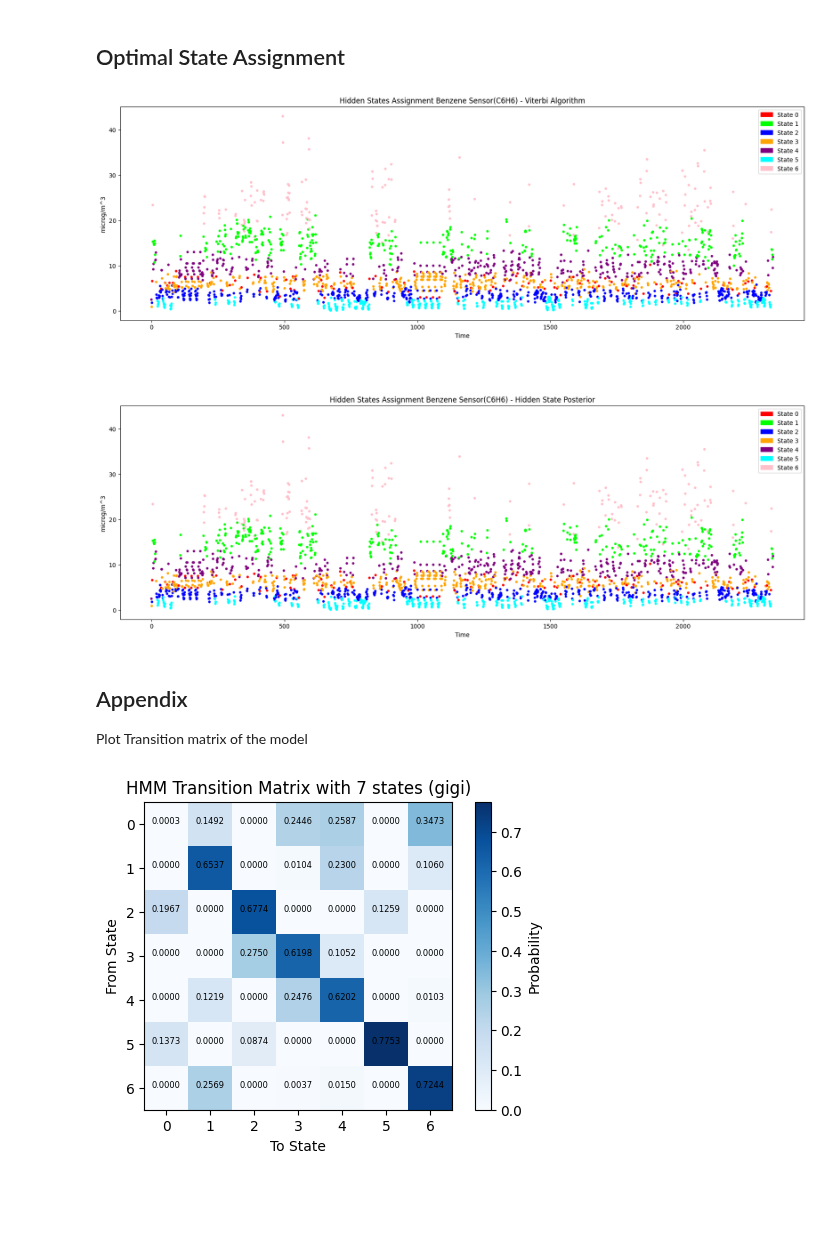
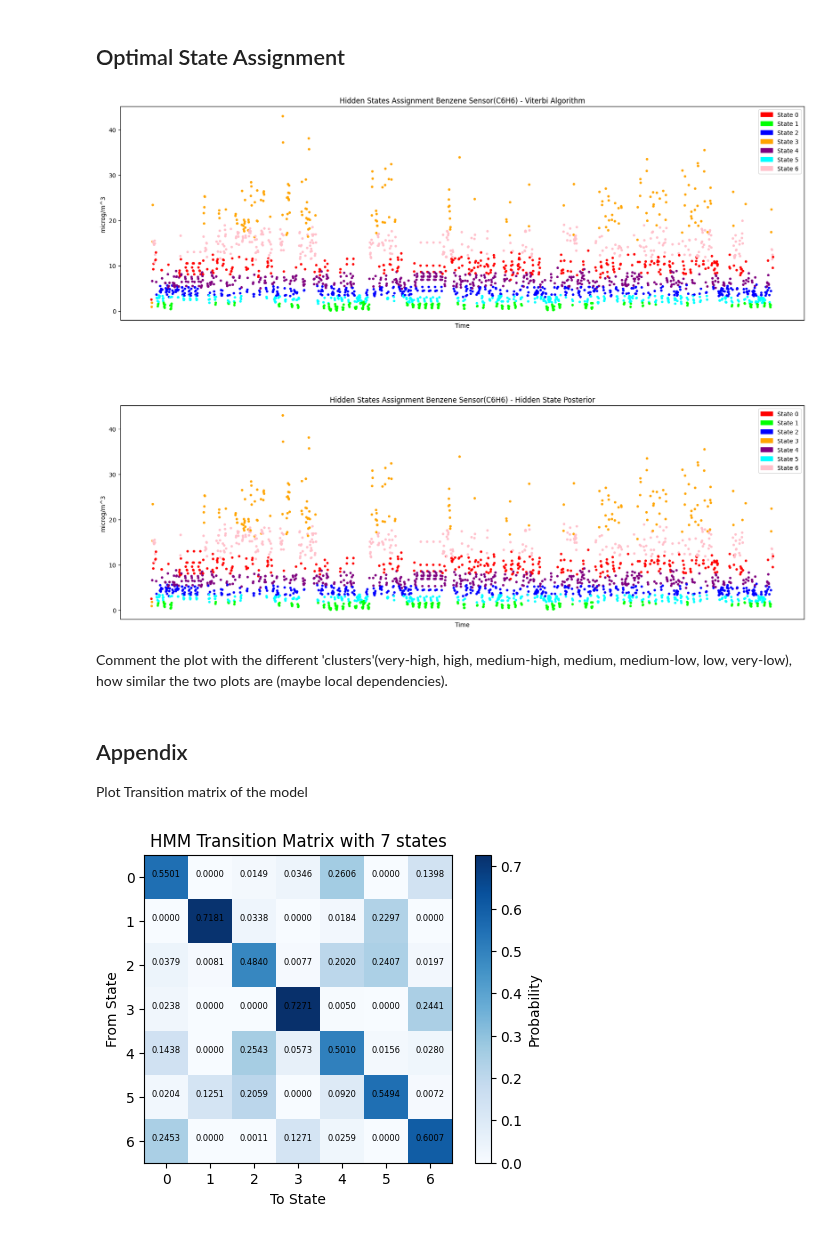
Before and after one commit to JacopoRaffi/ISPR_Assignments, a Jupyter notebook: Assignment2/ISPR_Midterm2_Assignment1_JacopoRaffi.ipynb, the cells around one changed output. Saved outputs shown, nothing was run; the diff lists cells and outputs as text; code cells hidden in the pictures; blank space fills up the shorter version.

```diff
--- a/Assignment2/ISPR_Midterm2_Assignment1_JacopoRaffi.ipynb
+++ b/Assignment2/ISPR_Midterm2_Assignment1_JacopoRaffi.ipynb
@@ -56,16 +44,33 @@ results = {'Gaussian Log-Likelihood': [],
 # %%
+seq = data['C6H6(GT)'].to_numpy()
+seq = seq.reshape(-1, 1) # reshape needed for hmmlearn, 1D sequence must be in this form: [[1], [2], [3]]
+split_size = int(len(seq) * 0.25)
+
+tr_seq = seq[:-split_size] # 75 % for traing set
+val_seq = seq[-split_size:] # 25 % for validation set
+
+results = {'Gaussian Tr Score': [],
+           'Gaussian Val Score': [],
+           'Gaussian Converged': [],
+           'Mix Gaussian Tr Score': [],
+           'Mix Gaussian Val Score': [],
+           'Mix Gaussian Converged': [] }
+
 h_states = [2, 3, 5, 7]
 
 for state in h_states:
     gauss_model = hmm.GaussianHMM(n_components=state, n_iter=1000)
     mix_gauss_model = hmm.GMMHMM(n_components=state, n_iter=1000, n_mix=2)
 
-    gauss_model.fit(seq)
-    mix_gauss_model.fit(seq)
+    gauss_model.fit(tr_seq)
+    mix_gauss_model.fit(tr_seq)
 
-    results['Gaussian Log-Likelihood'].append(gauss_model.score(seq))
+    results['Gaussian Tr Score'].append(gauss_model.score(tr_seq))
+    results['Gaussian Val Score'].append(gauss_model.score(val_seq))
     results['Gaussian Converged'].append(gauss_model.monitor_.converged)
-    results['Mix Gaussian Log-Likelihood'].append(mix_gauss_model.score(seq))
+
+    results['Mix Gaussian Tr Score'].append(mix_gauss_model.score(tr_seq))
+    results['Mix Gaussian Val Score'].append(mix_gauss_model.score(val_seq))
     results['Mix Gaussian Converged'].append(mix_gauss_model.monitor_.converged)
 
 df = pd.DataFrame(results, index=h_states)
@@ -87,0 +87,3 @@ GaussianHMM(n_components=7, n_iter=1000)
+# %%
+mix_gauss_model = hmm.GMMHMM(n_components=7, n_iter=1000, n_mix=2)
+mix_gauss_model.fit(seq)
@@ -90,10 +110,9 @@ GaussianHMM(n_components=7, n_iter=1000)
 # %%
 subseq_size = int(len(seq) * 0.25)
 subseq = seq[-subseq_size:] # last 25 % of the sequence
-v_log_prob, v_states = gauss_model.decode(subseq, algorithm='viterbi')
-mps_log_prob, mps_states = gauss_model.decode(subseq, algorithm='map') # USE: predict_proba() of hmmlearn
+v_log_prob, v_states = mix_gauss_model.decode(subseq, algorithm='viterbi')
+mps_log_prob, mps_states = mix_gauss_model.decode(subseq, algorithm='map')
 # %%
-# for the plots use scatter and colors and plot also a single line (- - - -) for each states (of course use the same colour)
 states = 7
 
 color_dict = {
@@ -106,9 +125,9 @@ color_dict = {
     6: '#FFC0CB'
 }
 
-labels = [f'State {i}' for i in range(states)]
+labels = [f'State {i}' for i in range(states)] # labels for identify which color is which state
 
-legend = [mpatches.Patch(color=color_dict[i], label=labels[i]) for i in range(states)]
+legend = [mpatches.Patch(color=color_dict[i], label=labels[i]) for i in range(states)] # legend to show in the plot
 
 mps_colors = []
 v_colors = []
@@ -133,6 +152,8 @@ ax[1].legend(handles=legend)
 
 ax[0].grid(False)
 ax[1].grid(False)
+ax[0].set_xticks([])
+ax[1].set_xticks([])
 plt.subplots_adjust(left=0.1,
                     bottom=0.1,
                     right=0.9,
@@ -141,18 +162,20 @@ plt.subplots_adjust(left=0.1,
                     hspace=0.4)
 plt.show()
 # %% [output]
-[figure, old version]
+[figure, new version]
+# %% [markdown]
+Comment the plot with the different 'clusters'(very-high, high, medium-high, medium, medium-low, low, very-low), how similar the two plots are (maybe local dependencies).
 # %% [markdown]
 ## Appendix
 Plot Transition matrix of the model
 # %%
-def plot_transition_matrix(model, n_components, model_name):
+def plot_transition_matrix(model, n_components):
     transition_matrix = model.transmat_
 
     # Plot the transition matrix
     plt.figure(figsize=(6, 4))
     plt.imshow(transition_matrix, interpolation='nearest', cmap='Blues')
-    plt.title(f'HMM Transition Matrix with {n_components} states ({model_name})')
+    plt.title(f'HMM Transition Matrix with {n_components} states')
     plt.colorbar(label='Probability')
 
     for i in range(transition_matrix.shape[0]):
@@ -166,6 +189,6 @@ def plot_transition_matrix(model, n_components, model_name):
     plt.ylabel('From State')
     plt.show()
 # %%
-plot_transition_matrix(gauss_model, 7, 'gigi')
+plot_transition_matrix(mix_gauss_model, 7)
 # %% [output]
-[figure, old version]
+[figure, new version]
```
Also changed, not shown: parts of 12 cells of this notebook.
